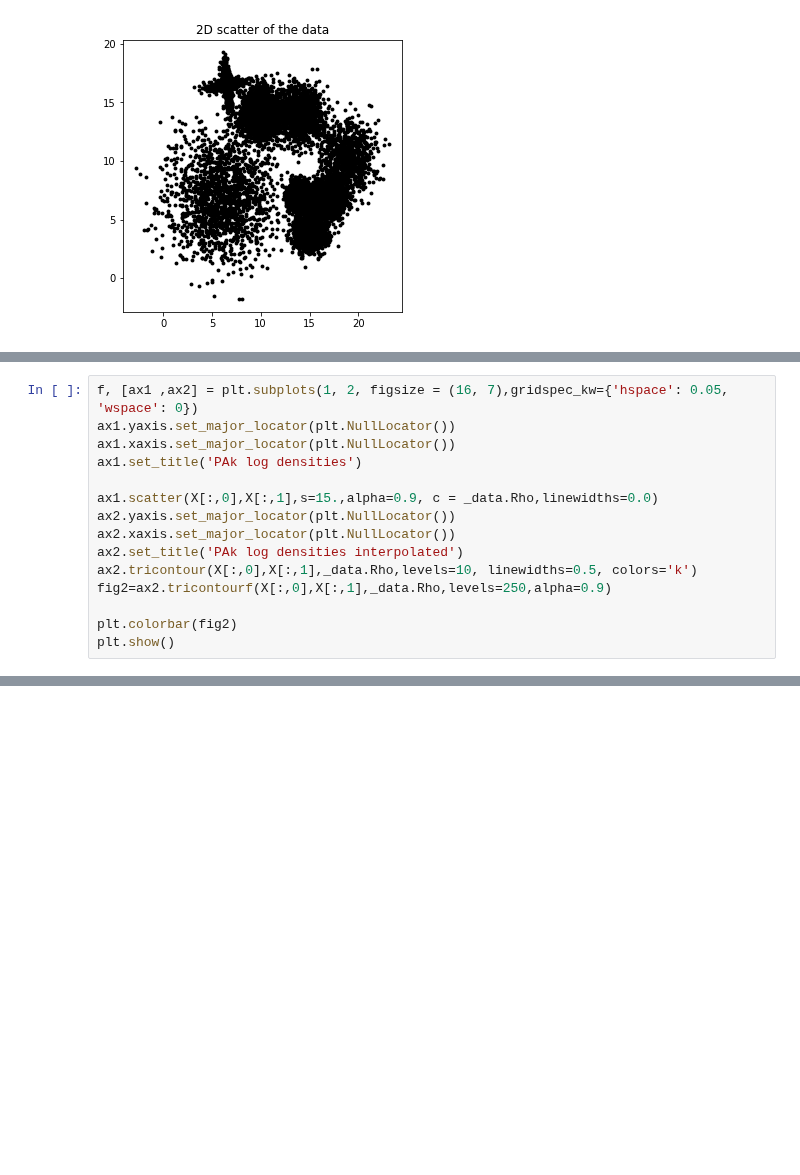
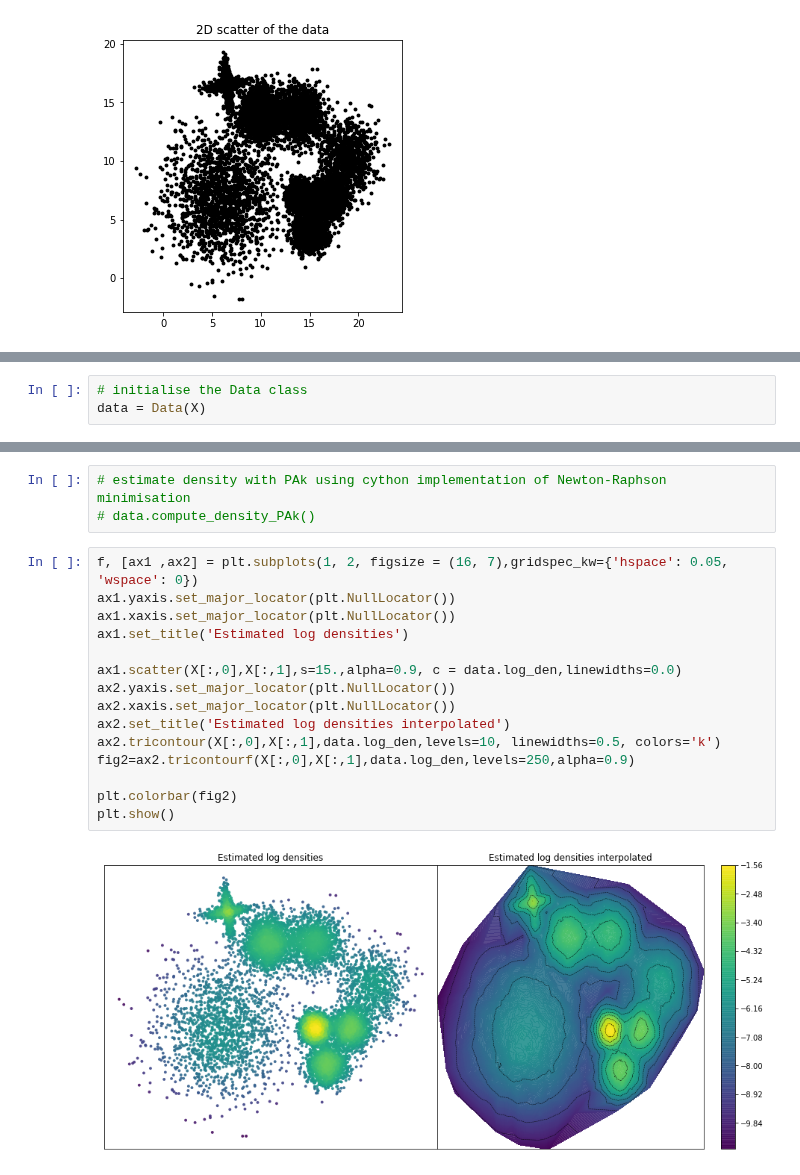
Before and after one commit to sissa-data-science/DADApy, a Jupyter notebook: examples/notebook_on_intrinsicdim_densityest_clustering.ipynb, the cells around one changed output, grey strips where cells are left out. Saved outputs shown, nothing was run; the diff lists cells and outputs as text; blank space fills up the shorter version.

```diff
--- a/examples/notebook_on_intrinsicdim_densityest_clustering.ipynb
+++ b/examples/notebook_on_intrinsicdim_densityest_clustering.ipynb
@@ -75,15 +38,0 @@ k-NN density estimation finished
-# %%
-f, [ax1 ,ax2] = plt.subplots(1, 2, figsize = (16, 7),gridspec_kw={'hspace': 0.05, 'wspace': 0})
-ax1.yaxis.set_major_locator(plt.NullLocator())
-ax1.xaxis.set_major_locator(plt.NullLocator())
-ax1.set_title('PAk log densities')
-
-ax1.scatter(X[:,0],X[:,1],s=15.,alpha=0.9, c = _data.Rho,linewidths=0.0)
-ax2.yaxis.set_major_locator(plt.NullLocator())
-ax2.xaxis.set_major_locator(plt.NullLocator())
-ax2.set_title('PAk log densities interpolated')
-ax2.tricontour(X[:,0],X[:,1],_data.Rho,levels=10, linewidths=0.5, colors='k')
-fig2=ax2.tricontourf(X[:,0],X[:,1],_data.Rho,levels=250,alpha=0.9)
-
-plt.colorbar(fig2)
-plt.show()
@@ -191,0 +39,3 @@ plt.show()
+# %%
+# initialise the Data class
+data = Data(X)
@@ -191,0 +66,20 @@ plt.show()
+# %%
+# estimate density with PAk using cython implementation of Newton-Raphson minimisation
+# data.compute_density_PAk()
+# %%
+f, [ax1 ,ax2] = plt.subplots(1, 2, figsize = (16, 7),gridspec_kw={'hspace': 0.05, 'wspace': 0})
+ax1.yaxis.set_major_locator(plt.NullLocator())
+ax1.xaxis.set_major_locator(plt.NullLocator())
+ax1.set_title('Estimated log densities')
+
+ax1.scatter(X[:,0],X[:,1],s=15.,alpha=0.9, c = data.log_den,linewidths=0.0)
+ax2.yaxis.set_major_locator(plt.NullLocator())
+ax2.xaxis.set_major_locator(plt.NullLocator())
+ax2.set_title('Estimated log densities interpolated')
+ax2.tricontour(X[:,0],X[:,1],data.log_den,levels=10, linewidths=0.5, colors='k')
+fig2=ax2.tricontourf(X[:,0],X[:,1],data.log_den,levels=250,alpha=0.9)
+
+plt.colorbar(fig2)
+plt.show()
+# %% [output]
+[figure, added]
```
Also changed, not shown: parts of 36 cells of this notebook, 3 other files.
